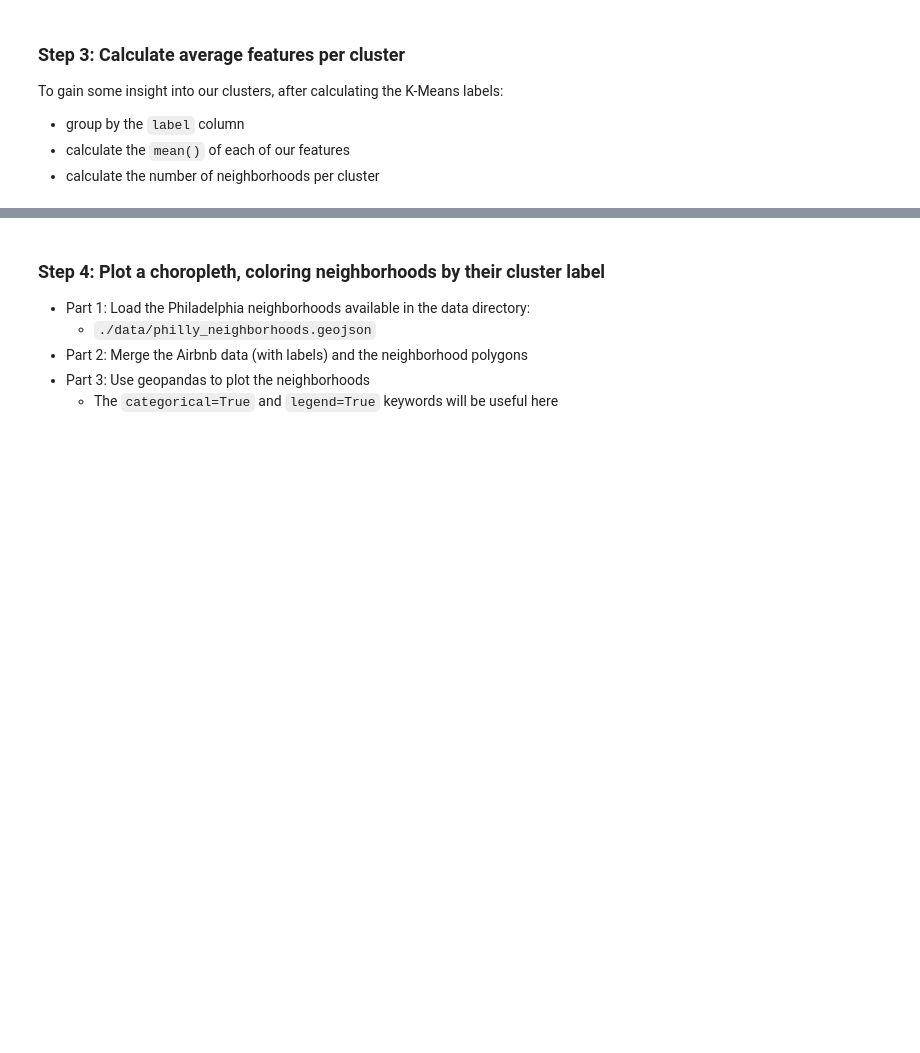
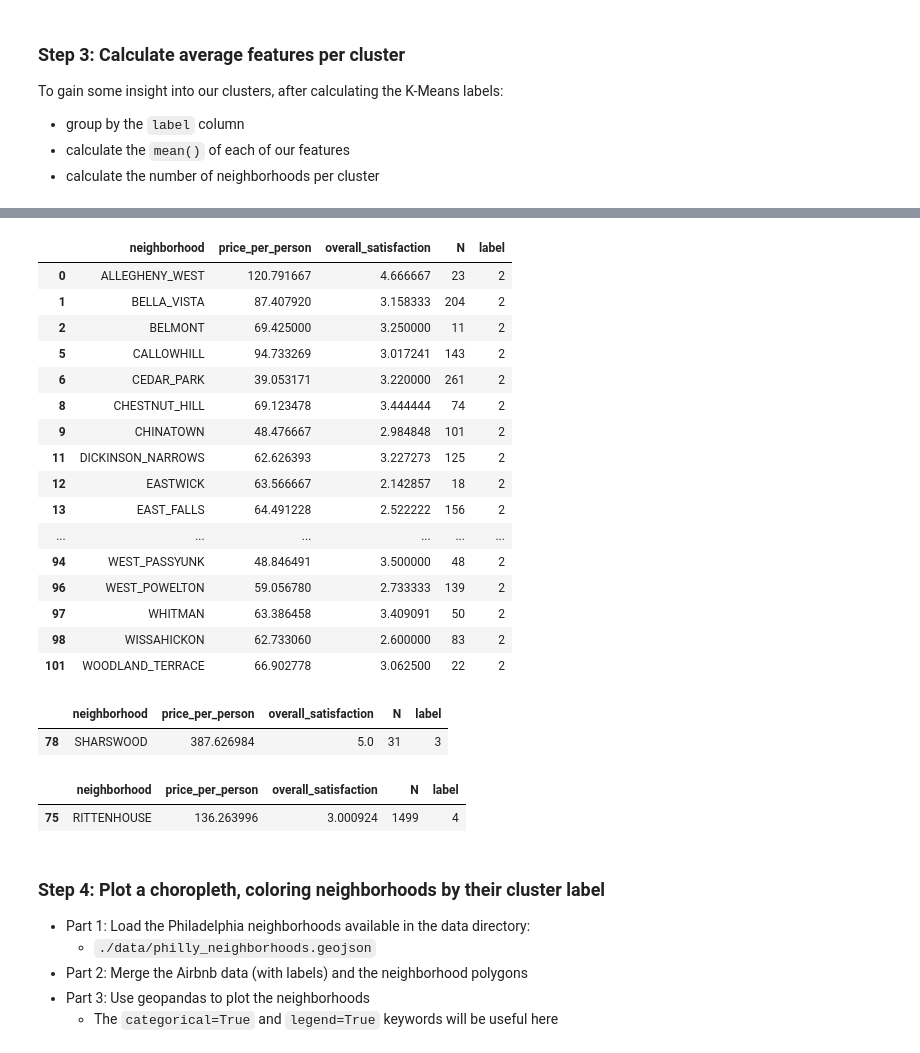
Before and after one commit to Bamboo-Forest-Rain/week-10, a Jupyter notebook: lecture-10A.ipynb, the cells around one changed output, grey strips where cells are left out. Drawn from its saved outputs; the diff is of its cells as text; code cells hidden in the pictures; blank space fills up the shorter version.

```diff
--- a/lecture-10A.ipynb
+++ b/lecture-10A.ipynb
@@ -779,3 +825,10 @@ The data is available in CSV format ("philly_airbnb_by_neighborhoods.csv") in th
 - Use our three features: `price_per_person`, `overall_satisfaction`, `N`
 - I used 5 clusters, but you are welcome to experiment with different values! We will discuss what the *optimal* number is after we go through the solutions!
 - Scaling the features is recommended, but if the scales aren't too different, so probably isn't necessary in this case
+# %%
+# Initialize the Kmeans object
+kmeans = KMeans(n_clusters=5, random_state=42)
+# %%
+# Scale the data features we want
+scaler = StandardScaler()
+scaled_airbnb_data = scaler.fit_transform(airbnb[['price_per_person', 'overall_satisfaction', 'N']])
@@ -789,3 +878,33 @@ To gain some insight into our clusters, after calculating the K-Means labels:
+# %%
+airbnb.loc[airbnb['label'] == 2]
+# %% [output]
+|  | neighborhood | price_per_person | overall_satisfaction | N | label |
+| 0 | ALLEGHENY_WEST | 120.791667 | 4.666667 | 23 | 2 |
+| 1 | BELLA_VISTA | 87.407920 | 3.158333 | 204 | 2 |
+| 2 | BELMONT | 69.425000 | 3.250000 | 11 | 2 |
+| 5 | CALLOWHILL | 94.733269 | 3.017241 | 143 | 2 |
+| 6 | CEDAR_PARK | 39.053171 | 3.220000 | 261 | 2 |
+| 8 | CHESTNUT_HILL | 69.123478 | 3.444444 | 74 | 2 |
+| 9 | CHINATOWN | 48.476667 | 2.984848 | 101 | 2 |
+| 11 | DICKINSON_NARROWS | 62.626393 | 3.227273 | 125 | 2 |
+| 12 | EASTWICK | 63.566667 | 2.142857 | 18 | 2 |
+| 13 | EAST_FALLS | 64.491228 | 2.522222 | 156 | 2 |
+| ... | ... | ... | ... | ... | ... |
+| 94 | WEST_PASSYUNK | 48.846491 | 3.500000 | 48 | 2 |
+| 96 | WEST_POWELTON | 59.056780 | 2.733333 | 139 | 2 |
+| 97 | WHITMAN | 63.386458 | 3.409091 | 50 | 2 |
+| 98 | WISSAHICKON | 62.733060 | 2.600000 | 83 | 2 |
+| 101 | WOODLAND_TERRACE | 66.902778 | 3.062500 | 22 | 2 |
+# %%
+airbnb.loc[airbnb['label'] == 3]
+# %% [output]
+|  | neighborhood | price_per_person | overall_satisfaction | N | label |
+| 78 | SHARSWOOD | 387.626984 | 5.0 | 31 | 3 |
+# %%
+airbnb.loc[airbnb['label'] == 4]
+# %% [output]
+|  | neighborhood | price_per_person | overall_satisfaction | N | label |
+| 75 | RITTENHOUSE | 136.263996 | 3.000924 | 1499 | 4 |
 # %% [markdown]
 ### Step 4: Plot a choropleth, coloring neighborhoods by their cluster label
 
```
Also changed, not shown: parts of 23 cells of this notebook, 2 other files.
